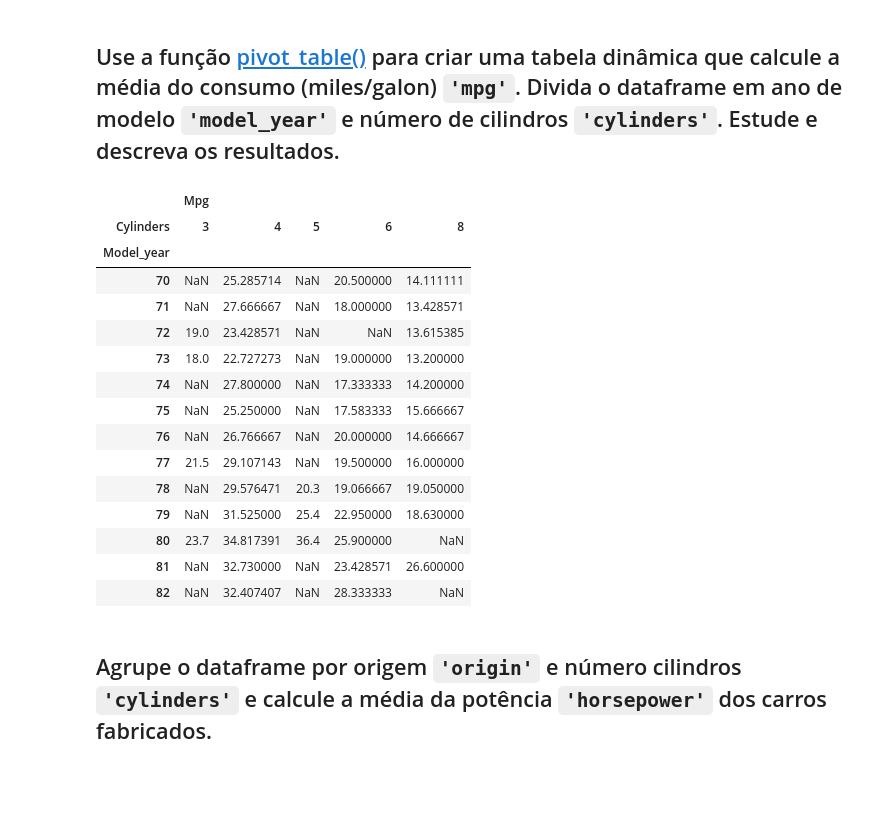
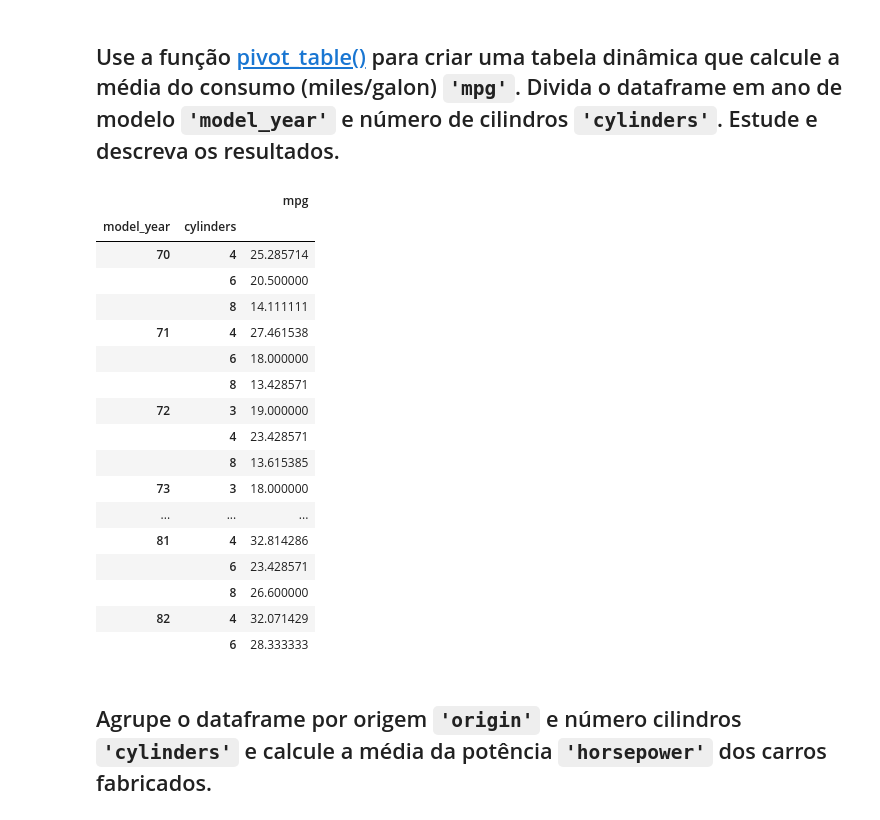
Before and after one commit to taispin/DataScience-DH, a Jupyter notebook: Desafio_0/DSTN02_DESAFIO.ipynb, the cells around one changed output. Saved outputs shown, nothing was run; the diff lists cells and outputs as text; code cells hidden in the pictures; blank space fills up the shorter version.

Commit message:
pivot table horsepower changes

```diff
--- a/Desafio_0/DSTN02_DESAFIO.ipynb
+++ b/Desafio_0/DSTN02_DESAFIO.ipynb
@@ -118,7 +118,8 @@ dtype: int64
 =>>:
 (array([], dtype=int64), array([], dtype=int64))
 # %%
+auto_industry['horsepower'] = auto_industry['horsepower'].fillna(auto_industry['horsepower'].mean())
 # DROPPING 6 NULL LINES
-auto_industry.dropna(inplace=True)
+#auto_industry.dropna(inplace=True)
 print(auto_industry.shape)
 # %% [output]
@@ -204,6 +236,6 @@ auto_industry.head()
 def capitalize_column(column):
     return column.capitalize()
 # %%
-auto_industry.columns = auto_industry.columns.map(capitalize_column)
+auto_industry['origin'] = auto_industry['origin'].map(capitalize_column)
 auto_industry.head()
 # %% [output]
@@ -218,21 +253,22 @@ auto_industry.head()
 # %%
-pivot_table_mpg = pd.pivot_table(data=auto_industry, index=['Model_year'], columns=['Cylinders'], values=['Mpg'], aggfunc=np.mean)
-#table = pd.pivot_table(data=df,index=['Sex'])
+pivot_table_mpg = pd.pivot_table(data=auto_industry, index=['model_year', 'cylinders'], values=['mpg'], aggfunc=np.mean)
 pivot_table_mpg
 # %% [output]
-|  | Mpg |  |  |  |  |
-| Cylinders | 3 | 4 | 5 | 6 | 8 |
-| Model_year |  |  |  |  |  |
-| 70 | NaN | 25.285714 | NaN | 20.500000 | 14.111111 |
-| 71 | NaN | 27.666667 | NaN | 18.000000 | 13.428571 |
-| 72 | 19.0 | 23.428571 | NaN | NaN | 13.615385 |
-| 73 | 18.0 | 22.727273 | NaN | 19.000000 | 13.200000 |
-| 74 | NaN | 27.800000 | NaN | 17.333333 | 14.200000 |
-| 75 | NaN | 25.250000 | NaN | 17.583333 | 15.666667 |
-| 76 | NaN | 26.766667 | NaN | 20.000000 | 14.666667 |
-| 77 | 21.5 | 29.107143 | NaN | 19.500000 | 16.000000 |
-| 78 | NaN | 29.576471 | 20.3 | 19.066667 | 19.050000 |
-| 79 | NaN | 31.525000 | 25.4 | 22.950000 | 18.630000 |
-| 80 | 23.7 | 34.817391 | 36.4 | 25.900000 | NaN |
-| 81 | NaN | 32.730000 | NaN | 23.428571 | 26.600000 |
-| 82 | NaN | 32.407407 | NaN | 28.333333 | NaN |
+|  |  | mpg |
+| model_year | cylinders |  |
+| 70 | 4 | 25.285714 |
+|  | 6 | 20.500000 |
+|  | 8 | 14.111111 |
+| 71 | 4 | 27.461538 |
+|  | 6 | 18.000000 |
+|  | 8 | 13.428571 |
+| 72 | 3 | 19.000000 |
+|  | 4 | 23.428571 |
+|  | 8 | 13.615385 |
+| 73 | 3 | 18.000000 |
+| ... | ... | ... |
+| 81 | 4 | 32.814286 |
+|  | 6 | 23.428571 |
+|  | 8 | 26.600000 |
+| 82 | 4 | 32.071429 |
+|  | 6 | 28.333333 |
```
Also changed, not shown: parts of 23 cells of this notebook.
